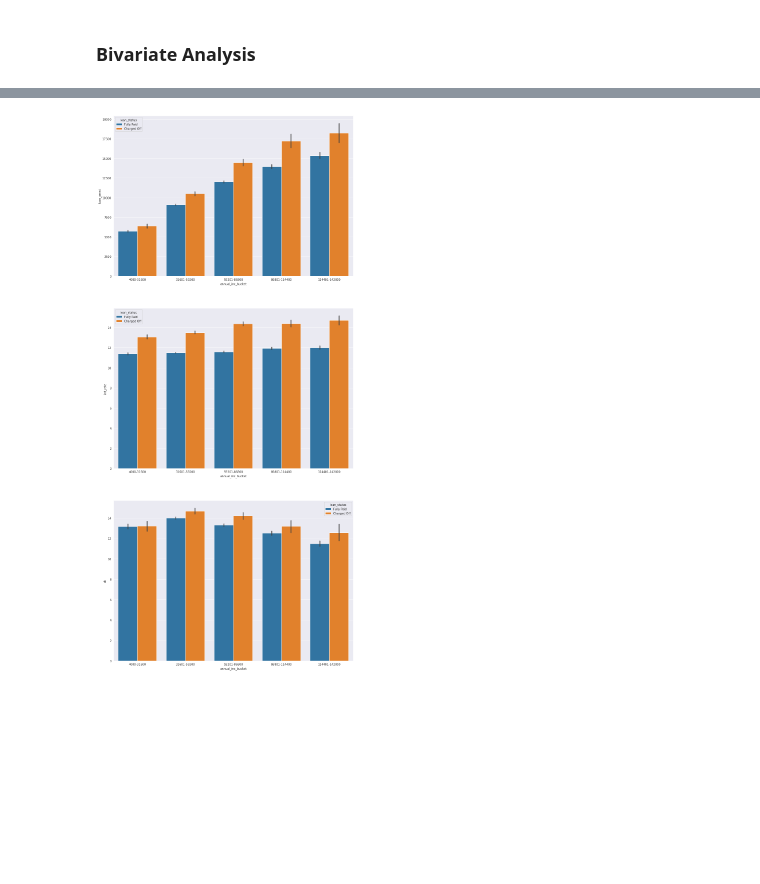
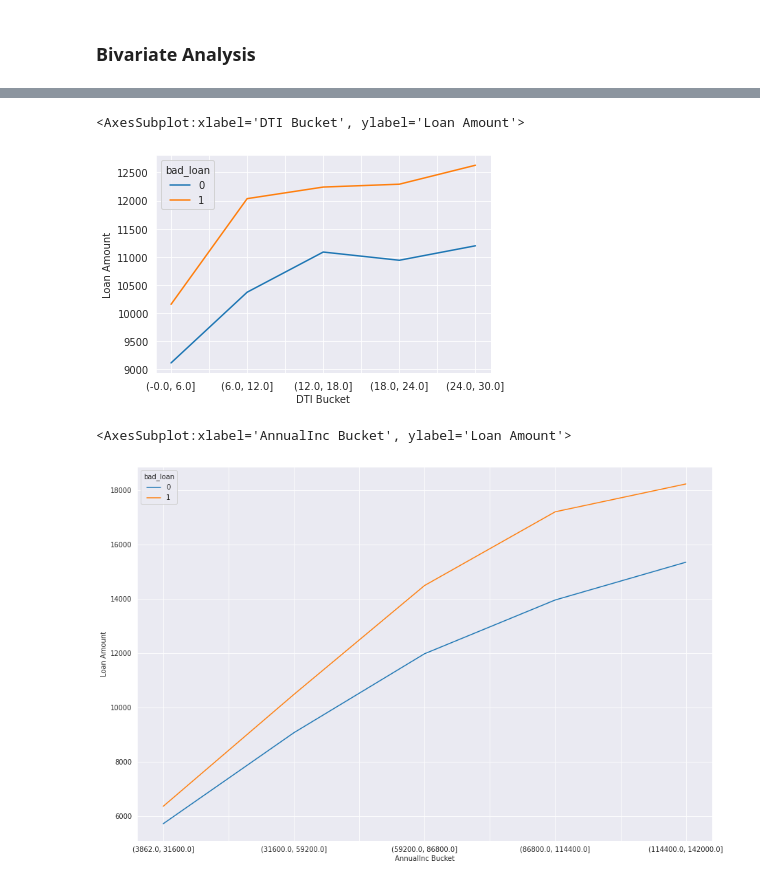
Before and after one commit to sidshrivastav/LendingClubCaseStudy, a Jupyter notebook: siddhant_shrivastav.ipynb, the cells around one changed output, grey strips where cells are left out. Saved outputs shown, nothing was run; the diff lists cells and outputs as text; code cells hidden in the pictures; blank space fills up the shorter version.

```diff
--- a/siddhant_shrivastav.ipynb
+++ b/siddhant_shrivastav.ipynb
@@ -447,10 +414,0 @@ plt.show()
-# %%
-fig, ax = plt.subplots(3,1, figsize=(15,35))
-
-# Multiple Graph
-sns.barplot(data=df, x='annual_inc_bucket', y='loan_amnt', hue="loan_status", ax=ax[0])
-sns.barplot(data=df, x='annual_inc_bucket', y='int_rate', hue="loan_status", ax=ax[1])
-sns.barplot(data=df, x='annual_inc_bucket', y='dti', hue="loan_status", ax=ax[2])
-plt.show()
-# %% [output]
-[figure, removed]
@@ -456,0 +418,10 @@ plt.show()
+# %%
+pd.pivot_table(data=df, index='dti_bucket', values='loan_amnt', columns='bad_loan').plot(kind='line', ylabel='Loan Amount', xlabel='DTI Bucket')
+# %% [output]
+<AxesSubplot:xlabel='DTI Bucket', ylabel='Loan Amount'>
+[figure, added]
+# %%
+pd.pivot_table(data=df, index='annual_inc_bucket', values='loan_amnt', columns='bad_loan').plot(kind='line', ylabel='Loan Amount', xlabel='AnnualInc Bucket', figsize=(15,10))
+# %% [output]
+<AxesSubplot:xlabel='AnnualInc Bucket', ylabel='Loan Amount'>
+[figure, added]
```
Also changed, not shown: parts of 38 cells of this notebook, 3 other files.
